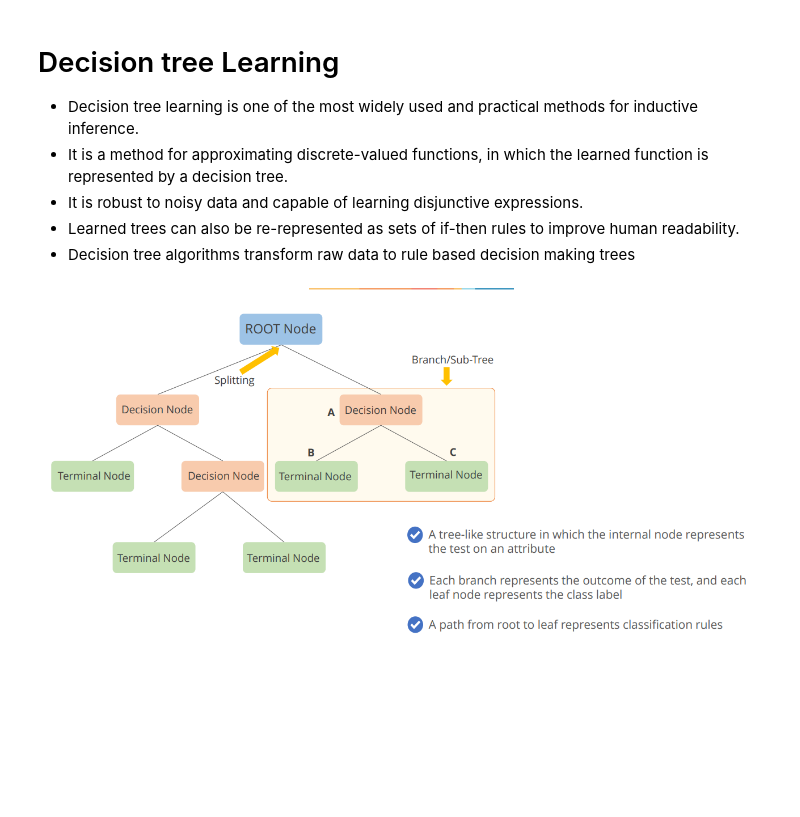
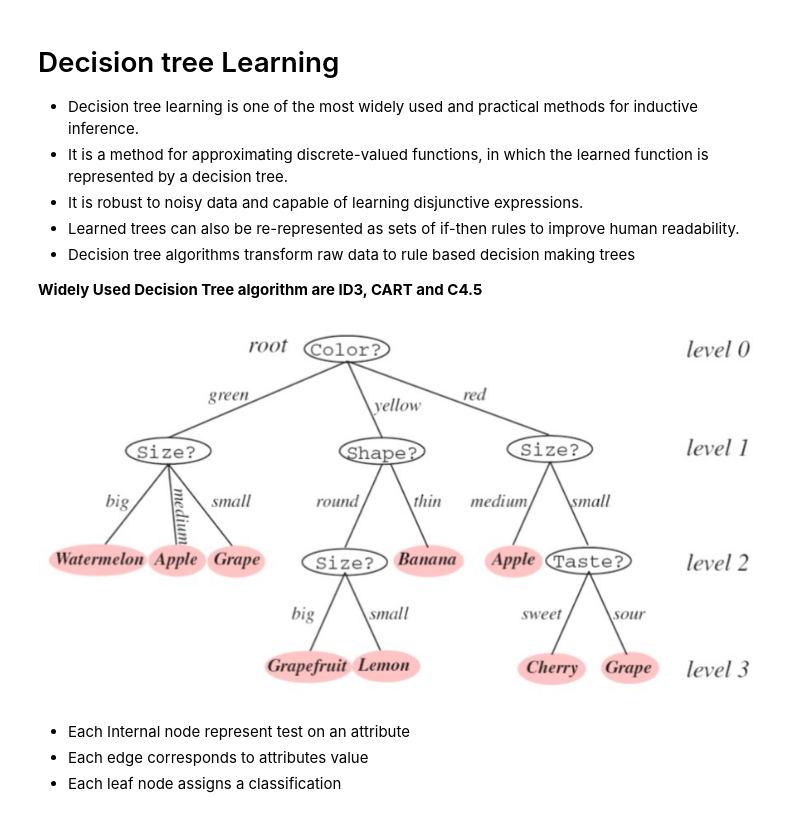
Before and after one commit to 01anuraganand/Machine-Learning, a Jupyter notebook: Classification/Decision tree .ipynb, the cells around one changed output. Saved outputs shown, nothing was run; the diff lists cells and outputs as text; code cells hidden in the pictures; blank space fills up the shorter version.

Commit message:
Created Decision tree.ipynb

```diff
--- a/Classification/Decision tree .ipynb
+++ b/Classification/Decision tree .ipynb
@@ -12,5 +12,5 @@ expressions.
 rules to improve human readability.
  -  Decision tree algorithms transform raw data to rule based
 decision making trees
+
+<b> Widely Used Decision Tree algorithm are ID3, CART and C4.5
-# %% [markdown]
-![image.png](attachment:ac7caf99-5516-4fad-833c-672bcddfa53a.png)
@@ -16,0 +19,8 @@ decision making trees
+# %%
+Image('../SDataset/Decision tree representation.jpg')
+# %% [output]
+[figure, added]
+# %% [markdown]
+ - Each Internal node represent test on an attribute
+ - Each edge corresponds to attributes value
+ - Each leaf node assigns a classification
```
Also changed, not shown: parts of 25 cells of this notebook, 3 other files.
